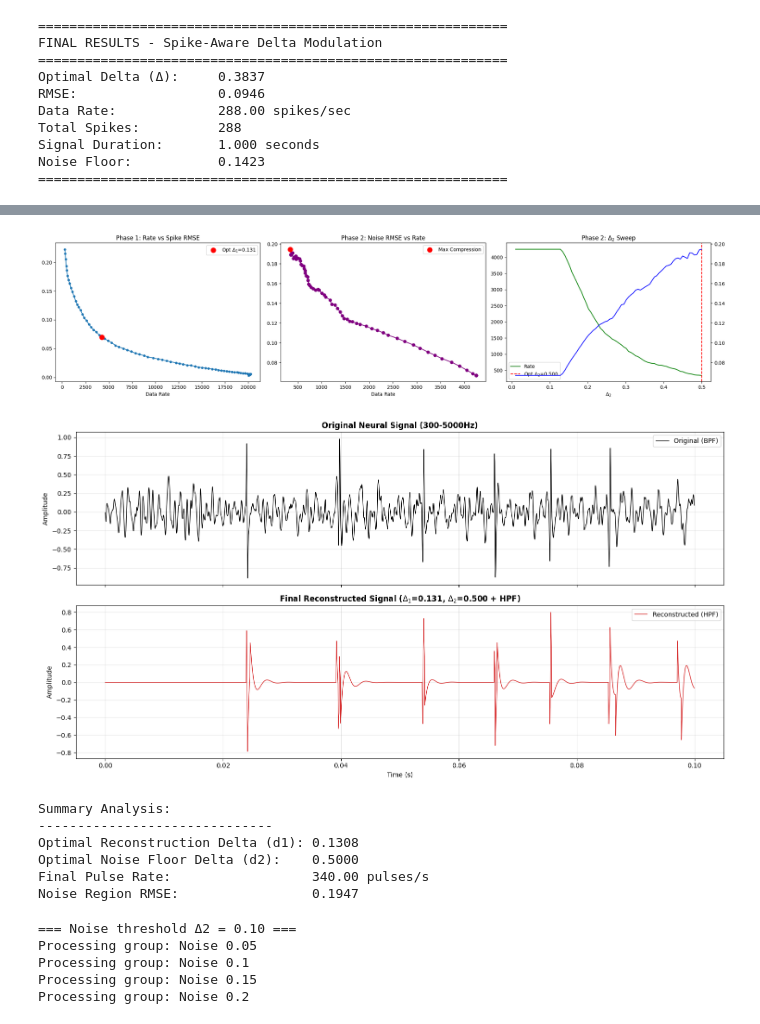
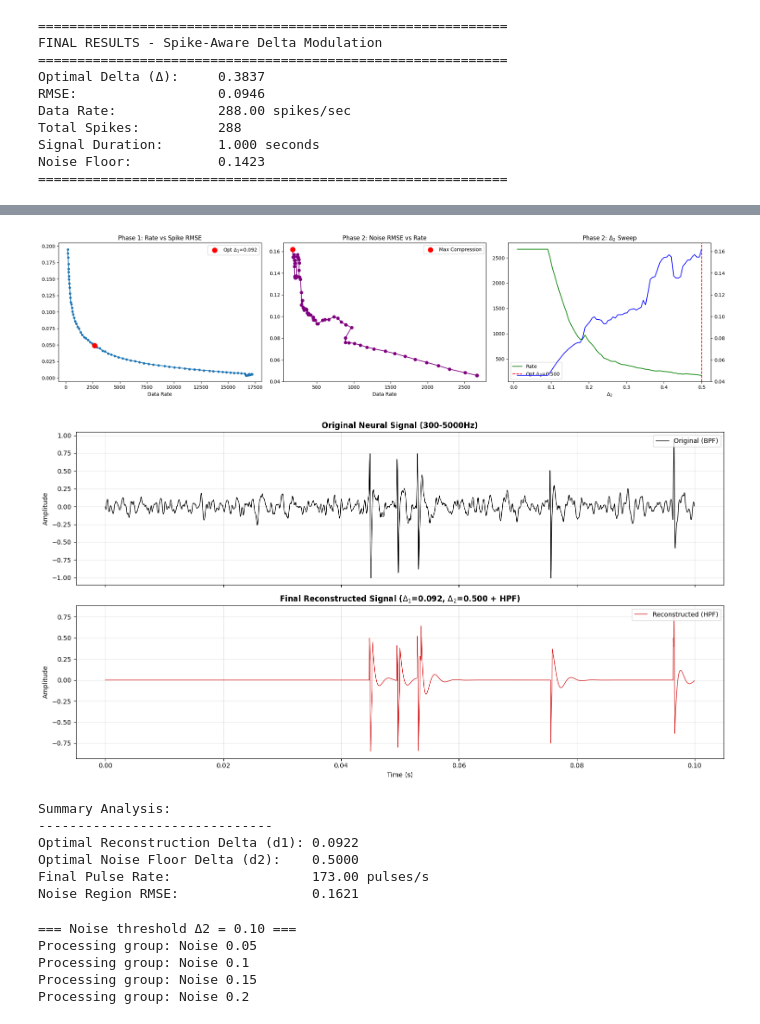
Before and after one commit to Baileys1213/Final-Year-Project, a Jupyter notebook: DualDeltaModulation.ipynb, the cells around one changed output, grey strips where cells are left out. Saved outputs shown, nothing was run; the diff lists cells and outputs as text; code cells hidden in the pictures.

```diff
--- a/DualDeltaModulation.ipynb
+++ b/DualDeltaModulation.ipynb
@@ -508,7 +499,7 @@ from scipy.io import loadmat
 # 1. Load Data / Synthetic Generation
 # ==========================================
 try:
-    MAT = loadmat('./C_Easy1_noise02.mat')
+    MAT = loadmat('./C_Difficult1_noise01.mat')
     rawData = np.array(MAT['data'])[0]
     spikeTimeGT = np.array(MAT['spike_times'])[0][0][0].flatten()
     sampling_interval = np.array(MAT['samplingInterval'][0][0]) * 1e-3
@@ -660,41 +651,41 @@ axs[2].plot(df2["noise_delta"], df2["DataRate"], 'g-', label='Rate')
 ax2_t = axs[2].twinx()
 ax2_t.plot(df2["noise_delta"], df2["ns_rmse"], 'b-', label='RMSE')
 axs[2].axvline(opt_delta_2, color='red', linestyle='--', label=f'Opt $\Delta_2$={opt_delta_2:.3f}')
 axs[2].set_title("Phase 2: $\Delta_2$ Sweep"); axs[2].set_xlabel("$\Delta_2$"); axs[2].legend()
 plt.tight_layout(); plt.show()
 
 # --- Reconstructed Plots (Original vs. HPF Reconstructed) ---
 zoom_idx = int(0.1 * sample_rate)
 fig, (ax1, ax2) = plt.subplots(2, 1, figsize=(15, 8), sharex=True)
 
 ax1.plot(time_axis[:zoom_idx], data[:zoom_idx], 'k', linewidth=1, label="Original (BPF)")
 ax1.set_title("Original Neural Signal (300-5000Hz)", fontweight='bold')
 ax1.set_ylabel("Amplitude"); ax1.legend(loc='upper right'); ax1.grid(True, alpha=0.3)
 
 ax2.plot(time_axis[:zoom_idx], y_filtered[:zoom_idx], 'tab:red', linewidth=1, label="Reconstructed (HPF)")
 ax2.set_title(f"Final Reconstructed Signal ($\Delta_1$={opt_delta_1:.3f}, $\Delta_2$={opt_delta_2:.3f} + HPF)", fontweight='bold')
 ax2.set_ylabel("Amplitude"); ax2.set_xlabel("Time (s)"); ax2.legend(loc='upper right'); ax2.grid(True, alpha=0.3)
 
 plt.tight_layout(); plt.show()
 
 # ==========================================
 # 5. Final Analysis
 # ==========================================
 print(f"\nSummary Analysis:")
 print(f"{'-'*30}")
 print(f"Optimal Reconstruction Delta (d1): {opt_delta_1:.4f}")
 print(f"Optimal Noise Floor Delta (d2):    {opt_delta_2:.4f}")
 print(f"Final Pulse Rate:                  {len(spikes_final)/duration:.2f} pulses/s")
 print(f"Noise Region RMSE:                 {opt_rmse_p2:.4f}")
 # %% [output]
-[figure, old version]
+[figure, new version]
-[figure, old version]
+[figure, new version]
 Summary Analysis:
 ------------------------------
-Optimal Reconstruction Delta (d1): 0.1308
+Optimal Reconstruction Delta (d1): 0.0922
 Optimal Noise Floor Delta (d2):    0.5000
-Final Pulse Rate:                  340.00 pulses/s
-Noise Region RMSE:                 0.1947
+Final Pulse Rate:                  173.00 pulses/s
+Noise Region RMSE:                 0.1621
 # %%
 import numpy as np
 import scipy.io as sio
```
Also changed, not shown: parts of 1 cell of this notebook, 2 other files.
